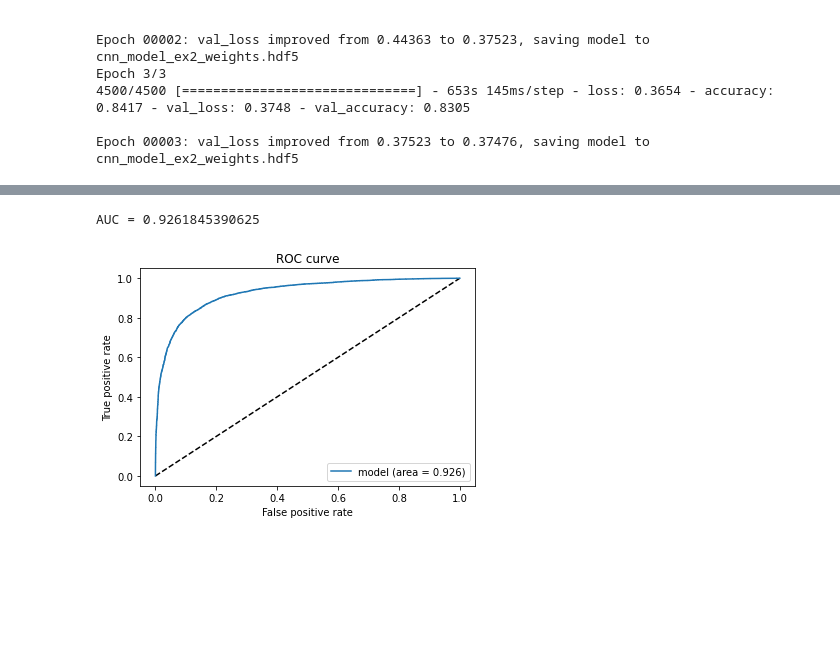
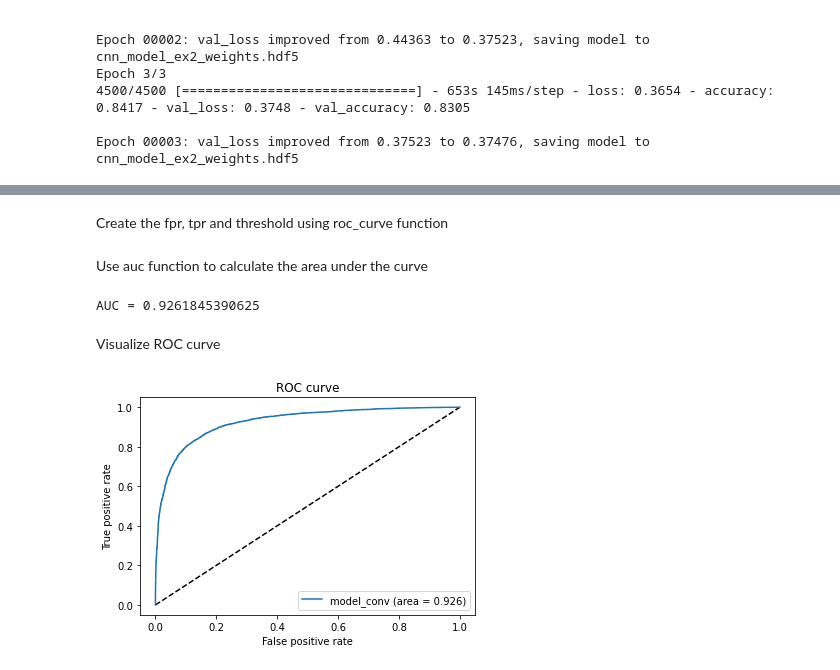
Before and after one commit to bonjasper/8p361-project-imaging, a Jupyter notebook: Mike/cnn_mike.ipynb, the cells around one changed output, grey strips where cells are left out. Drawn from its saved outputs; the diff is of its cells as text; code cells hidden in the pictures; blank space fills up the shorter version.

```diff
--- a/Mike/cnn_mike.ipynb
+++ b/Mike/cnn_mike.ipynb
@@ -345,21 +349,27 @@ y_pred = model.predict(val_gen).ravel()
 # %%
 y_val = val_gen.labels
+# %% [markdown]
+Create the fpr, tpr and threshold using roc_curve function
 # %%
 fpr, tpr, thresholds = roc_curve(y_val, y_pred)
+# %% [markdown]
+Use auc function to calculate the area under the curve
 # %%
 auc_model2 = auc(fpr, tpr)
 print('AUC =',auc_model2)
 # %% [output]
 AUC = 0.9261845390625
+# %% [markdown]
+Visualize ROC curve
 # %%
 import matplotlib.pyplot as plt
-plt.figure(2)
+plt.figure(3)
 plt.plot([0, 1], [0, 1], 'k--')
-plt.plot(fpr, tpr, label='model (area = {:.3f})'.format(auc_model2))
+plt.plot(fpr, tpr, label='model_conv (area = {:.3f})'.format(auc_model2))
 plt.xlabel('False positive rate')
 plt.ylabel('True positive rate')
 plt.title('ROC curve')
 plt.legend(loc='best')
 plt.show()
 # %% [output]
-[figure, old version]
+[figure, new version]
```
Also changed, not shown: parts of 7 cells of this notebook.
